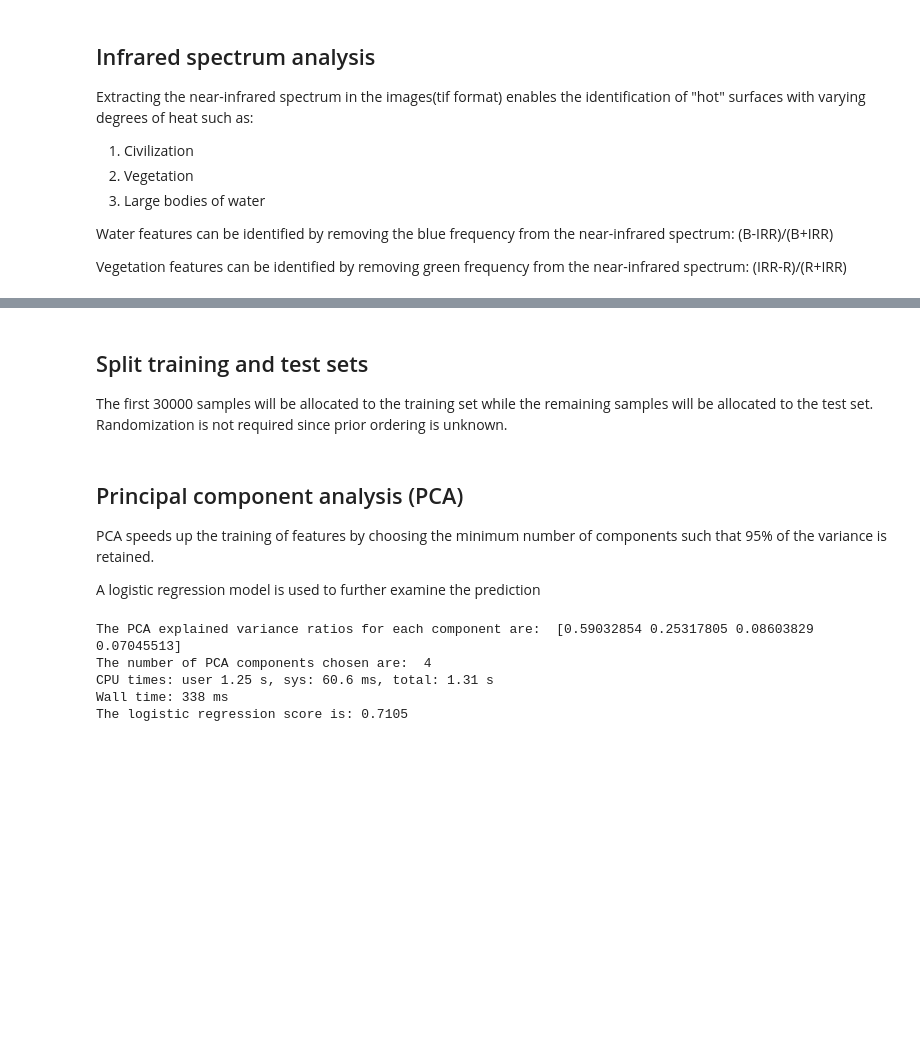
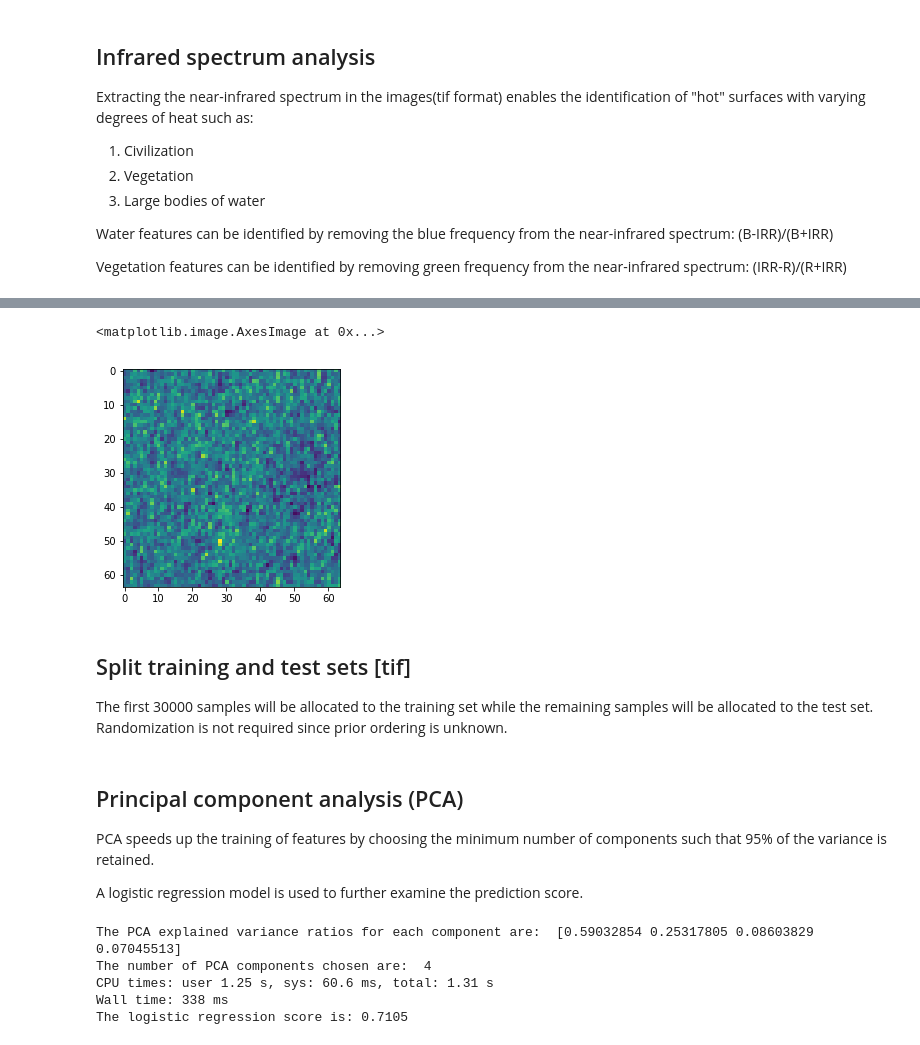
Before and after one commit to sairavuru/amazon_w207, a Jupyter notebook: w207_amazon_final_draft.ipynb, the cells around one changed output, grey strips where cells are left out. Drawn from its saved outputs; the diff is of its cells as text; code cells hidden in the pictures; blank space fills up the shorter version.

```diff
--- a/w207_amazon_final_draft.ipynb
+++ b/w207_amazon_final_draft.ipynb
@@ -298,3 +332,9 @@ plt.imshow(veg_tif[18573])
+# %%
+#Sample water feature identification
+plt.imshow(water_tif[10000])
+# %% [output]
+<matplotlib.image.AxesImage at 0x...>
+[figure, added]
 # %%
 veg_props=np.zeros((40000,10))
 for i in range(40000):
@@ -311,7 +351,7 @@ combined_matrix[:,10:20]=water_props
 combined_matrix[:,20:95]=jpg_stats
 combined_matrix[:,95:101]=edge_stats
 # %% [markdown]
-## Split training and test sets
+## Split training and test sets [tif]
 The first 30000 samples will be allocated to the training set while the remaining samples will be allocated to the test set. Randomization is not required since prior ordering is unknown.
 # %%
 #Create test and training datatrain_labels=np.array(df_tags[:30000])
@@ -325,7 +365,7 @@ test_data=combined_matrix[30000:]
 
 PCA speeds up the training of features by choosing the minimum number of components such that 95% of the variance is retained.
 
-A logistic regression model is used to further examine the prediction
+A logistic regression model is used to further examine the prediction score.
 # %%
 #PCA the training set to potentially reduce the size
 pca = PCA(.95)
```
Also changed, not shown: parts of 5 cells of this notebook.
